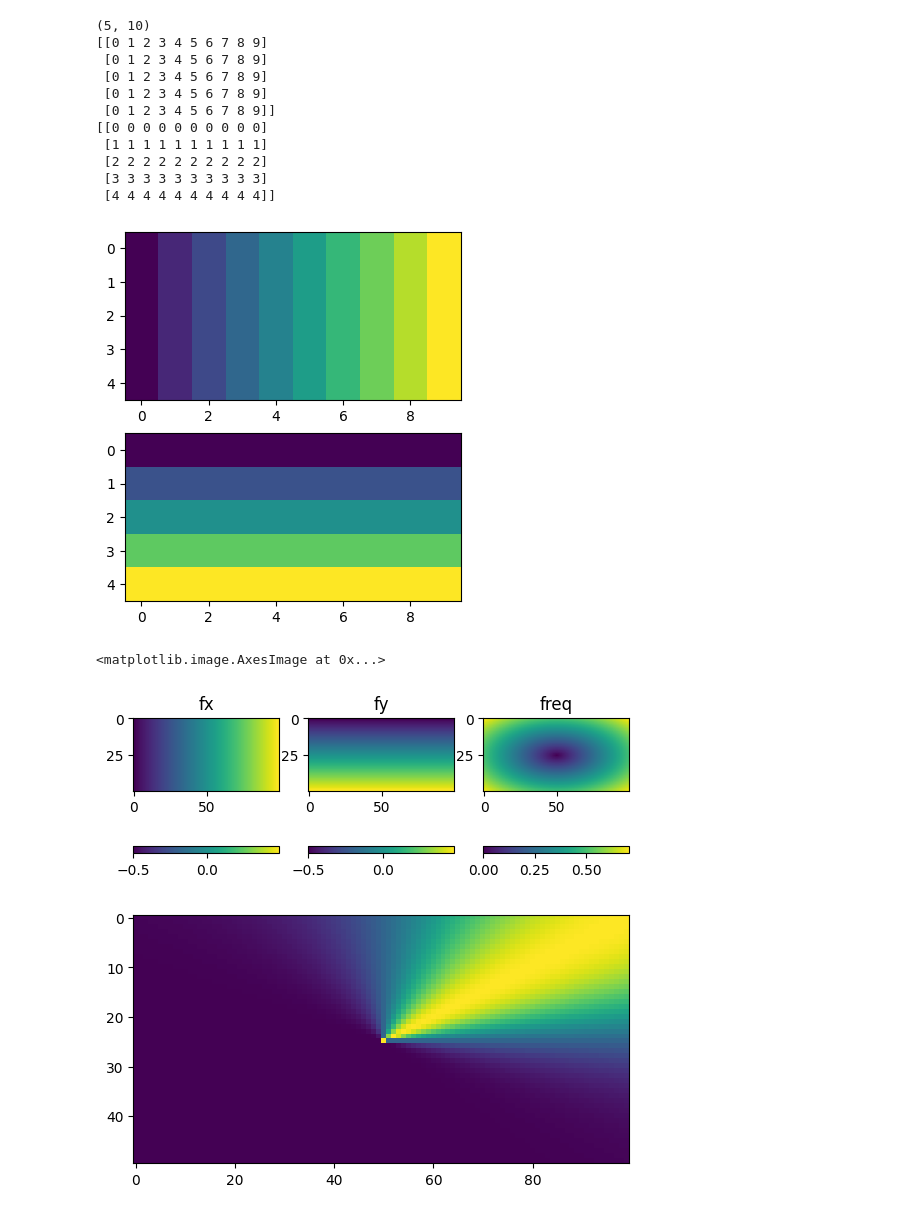
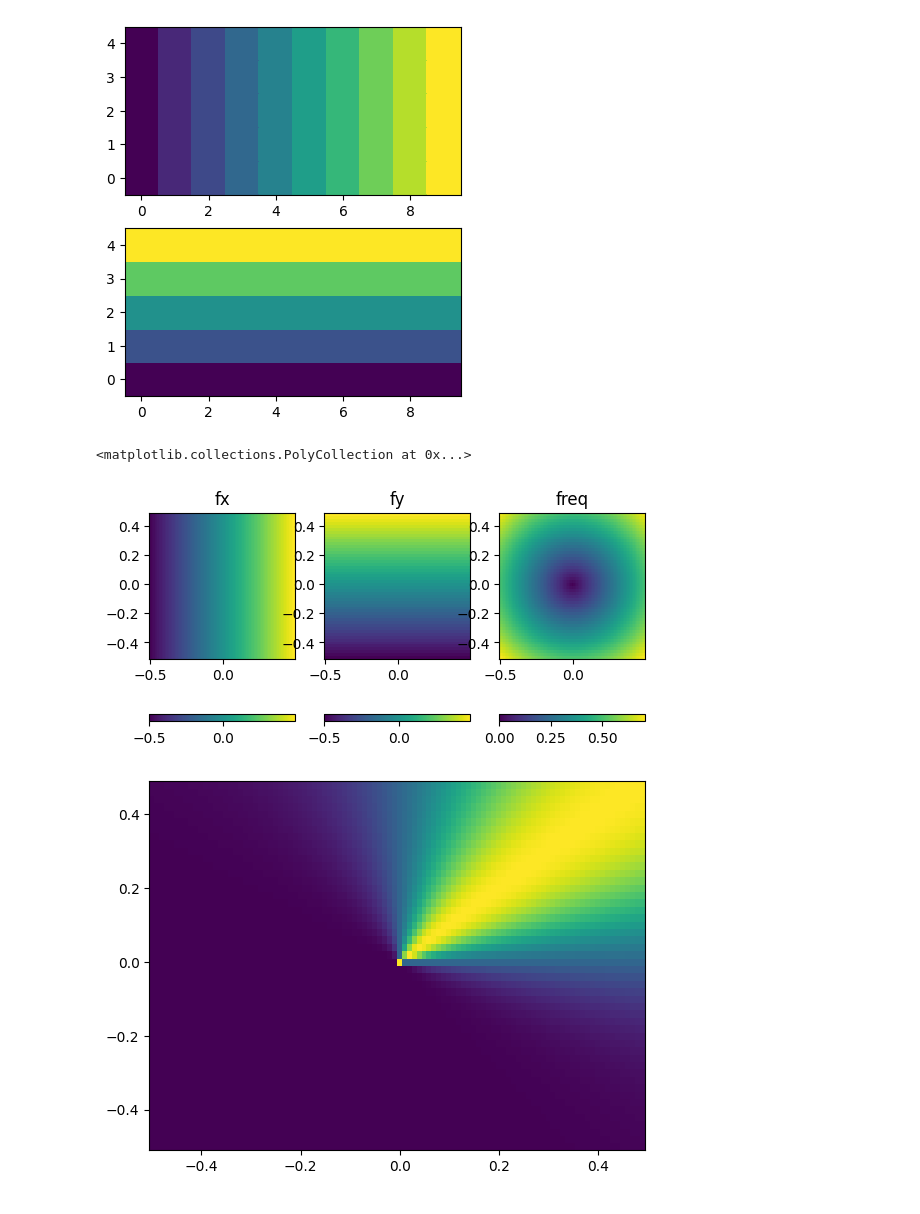
Before and after one commit to tom-a-horrocks/ppdenoise, a Jupyter notebook: test.ipynb, the cells around one changed output. Cells and saved outputs as stored; diff of their text form; code cells hidden in the pictures.

```diff
--- a/test.ipynb
+++ b/test.ipynb
@@ -9,52 +9,47 @@ from ppdenoise.ppdenoise import _gaussian_angular_filter, _filter_grids, _grid_a
     _filter_grids_3d, _grid_angles_3d
 # %%
 import numpy as np
-x, y = np.meshgrid(list(range(10)), list(range(5)))
-print(x.shape)
+x, y = np.meshgrid(list(range(10)), list(range(5)), indexing='ij')
 
 fig, axes = plt.subplots(2)
-axes[0].imshow(x)
-axes[1].imshow(y)
-print(x)
-print(y)
+axes[0].pcolor(x, y, x)
+axes[1].pcolor(x, y, y)
+for ax in axes:
+    ax.set_aspect('equal')
 # %% [output]
-(5, 10)
-[[0 1 2 3 4 5 6 7 8 9]
- [0 1 2 3 4 5 6 7 8 9]
- [0 1 2 3 4 5 6 7 8 9]
- [0 1 2 3 4 5 6 7 8 9]
- [0 1 2 3 4 5 6 7 8 9]]
-[[0 0 0 0 0 0 0 0 0 0]
- [1 1 1 1 1 1 1 1 1 1]
- [2 2 2 2 2 2 2 2 2 2]
- [3 3 3 3 3 3 3 3 3 3]
- [4 4 4 4 4 4 4 4 4 4]]
-[figure, old version]
+[figure, new version]
 # %%
 rows, cols = 50, 100
 angle_rad = 45 * pi / 180
 thetaSigma = pi / 6
 
 freq, fx, fy = _filter_grids(rows, cols)
+fx_s = fftshift(fx)
+fy_s = fftshift(fy)
+freq_s = fftshift(freq)
 
 fig, axes = plt.subplots(1, 3)
-cax = axes[0].imshow(fftshift(fx))
+cax = axes[0].pcolor(fx_s, fy_s, fx_s)
 axes[0].set_title('fx')
 fig.colorbar(cax, orientation='horizontal')
-cax = axes[1].imshow(fftshift(fy))
+cax = axes[1].pcolor(fx_s, fy_s, fy_s)
 axes[1].set_title('fy')
 fig.colorbar(cax, orientation='horizontal')
-cax = axes[2].imshow(fftshift(freq))
+cax = axes[2].pcolor(fx_s, fy_s, freq_s)
 axes[2].set_title('freq')
 fig.colorbar(cax, orientation='horizontal')
+for ax in axes:
+    ax.set_aspect('equal')
 
-sintheta, costheta = _grid_angles(freq, fx, -fy)  # -fy to give anti-clockwise angles (correct)
+sintheta, costheta = _grid_angles(freq, fx, fy)
+sintheta_s = fftshift(sintheta)
+costheta_s = fftshift(costheta)
 angle_filter = _gaussian_angular_filter(angle_rad, thetaSigma, sintheta, costheta)
 
 fig, ax = plt.subplots()
-ax.imshow(fftshift(angle_filter))
+ax.pcolor(fx_s, fy_s, fftshift(angle_filter))
 # %% [output]
-<matplotlib.image.AxesImage at 0x...>
+<matplotlib.collections.PolyCollection at 0x...>
-[figure, old version]
+[figure, new version]
-[figure, old version]
+[figure, new version]
 # %%
```
Also changed, not shown: parts of 5 cells of this notebook, 2 other files.
